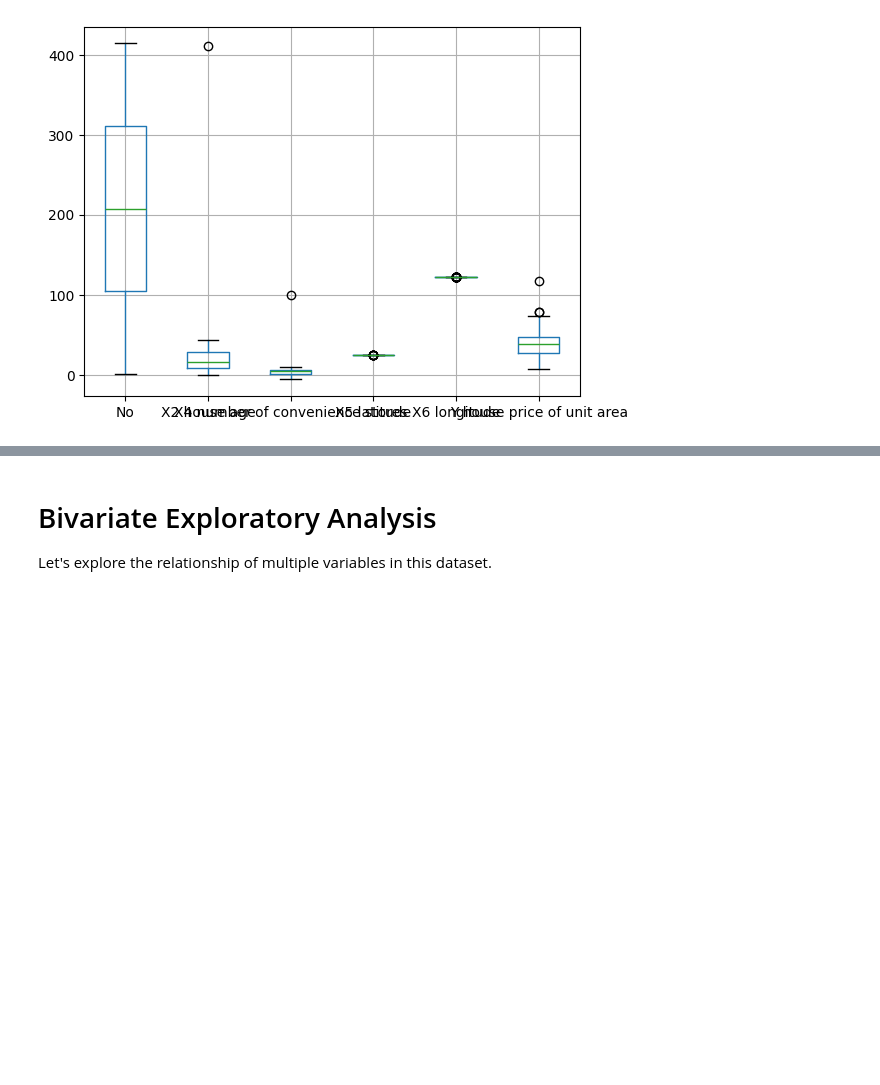
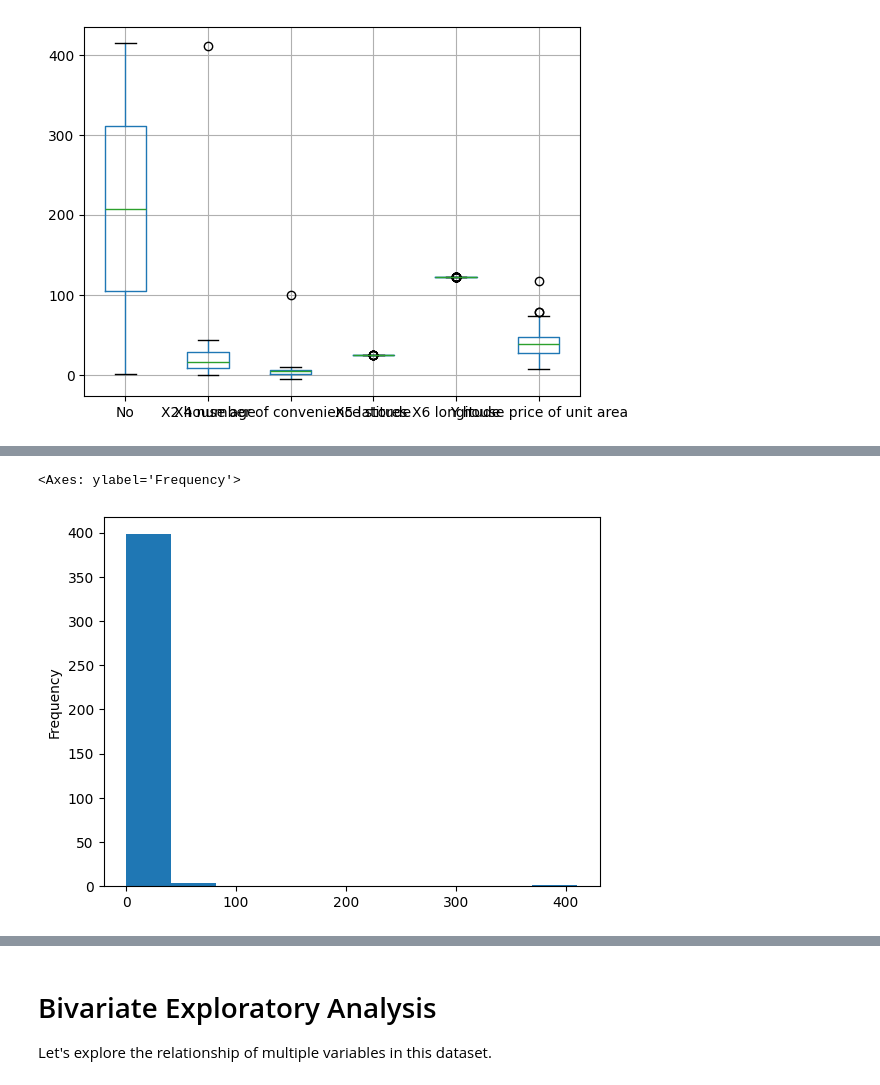
Before and after one commit to emanuelbucio/rental-pricing-prediction-lab, a Jupyter notebook: rental-pricing-prediction-lab/code/data_prep/01explore.ipynb, the cells around one changed output, grey strips where cells are left out. Drawn from its saved outputs; the diff is of its cells as text; code cells hidden in the pictures; blank space fills up the shorter version.

```diff
--- a/rental-pricing-prediction-lab/code/data_prep/01explore.ipynb
+++ b/rental-pricing-prediction-lab/code/data_prep/01explore.ipynb
@@ -148,0 +75,5 @@ array([[<Axes: title={'center': 'No'}>,
+# %%
+df['X2 house age'].plot.hist()
+# %% [output]
+<Axes: ylabel='Frequency'>
+[figure, added]
```
Also changed, not shown: parts of 19 cells of this notebook, 3 other files.
